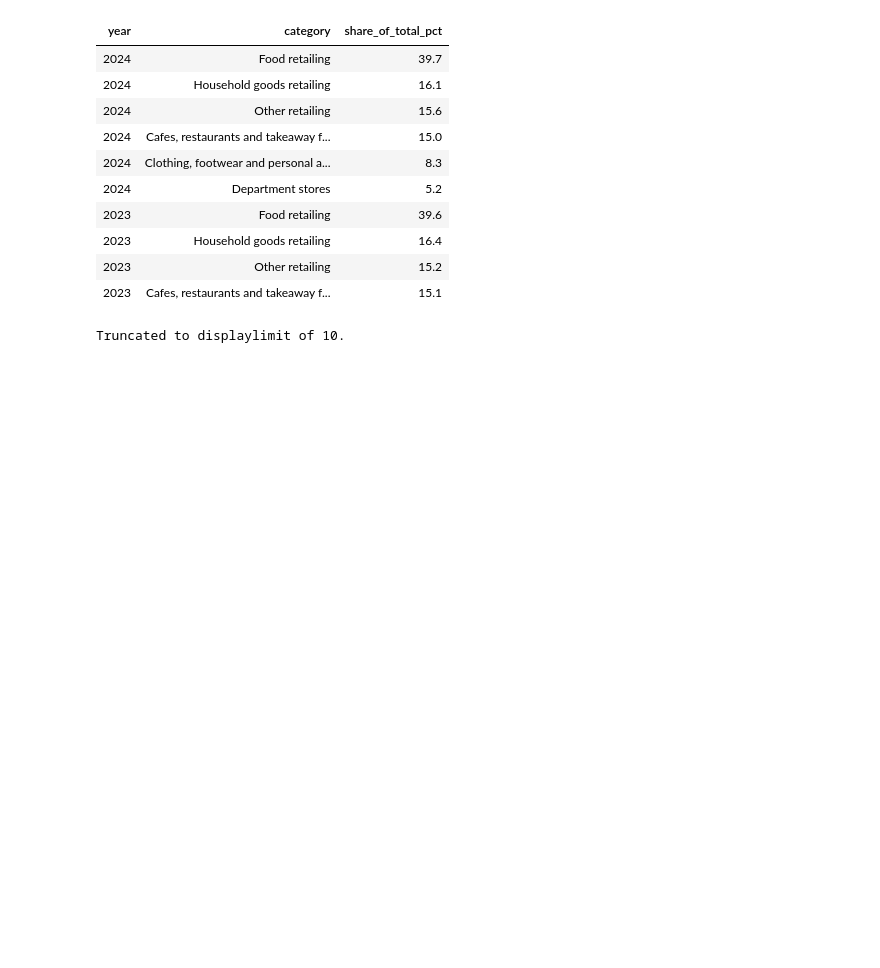
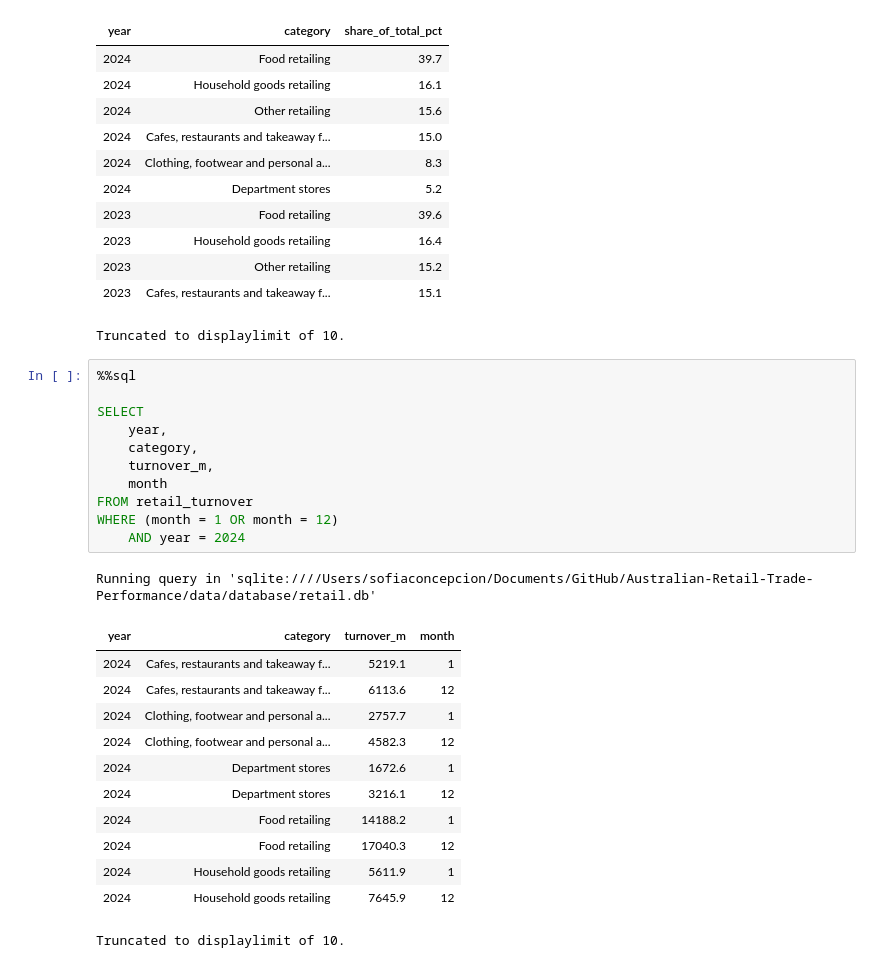
Before and after one commit to sofia-concepcion/Australian-Retail-Trade-Performance, a Jupyter notebook: 3 sql/queries.ipynb, the cells around one changed output. Cells and saved outputs as stored; diff of their text form; blank space fills up the shorter version.

```diff
--- a/3 sql/queries.ipynb
+++ b/3 sql/queries.ipynb
@@ -179,3 +179,28 @@ Running query in 'sqlite:////Users/sofiaconcepcion/Documents/GitHub/Australian-R
 | 2023 | Other retailing | 15.2 |
 | 2023 | Cafes, restaurants and takeaway f... | 15.1 |
 Truncated to displaylimit of 10.
+# %%
+%%sql
+
+SELECT
+    year,
+    category,
+    turnover_m,
+    month
+FROM retail_turnover
+WHERE (month = 1 OR month = 12)
+    AND year = 2024
+# %% [output]
+Running query in 'sqlite:////Users/sofiaconcepcion/Documents/GitHub/Australian-Retail-Trade-Performance/data/database/retail.db'
+| year | category | turnover_m | month |
+| 2024 | Cafes, restaurants and takeaway f... | 5219.1 | 1 |
+| 2024 | Cafes, restaurants and takeaway f... | 6113.6 | 12 |
+| 2024 | Clothing, footwear and personal a... | 2757.7 | 1 |
+| 2024 | Clothing, footwear and personal a... | 4582.3 | 12 |
+| 2024 | Department stores | 1672.6 | 1 |
+| 2024 | Department stores | 3216.1 | 12 |
+| 2024 | Food retailing | 14188.2 | 1 |
+| 2024 | Food retailing | 17040.3 | 12 |
+| 2024 | Household goods retailing | 5611.9 | 1 |
+| 2024 | Household goods retailing | 7645.9 | 12 |
+Truncated to displaylimit of 10.
```
Also changed, not shown: 4 other files.
